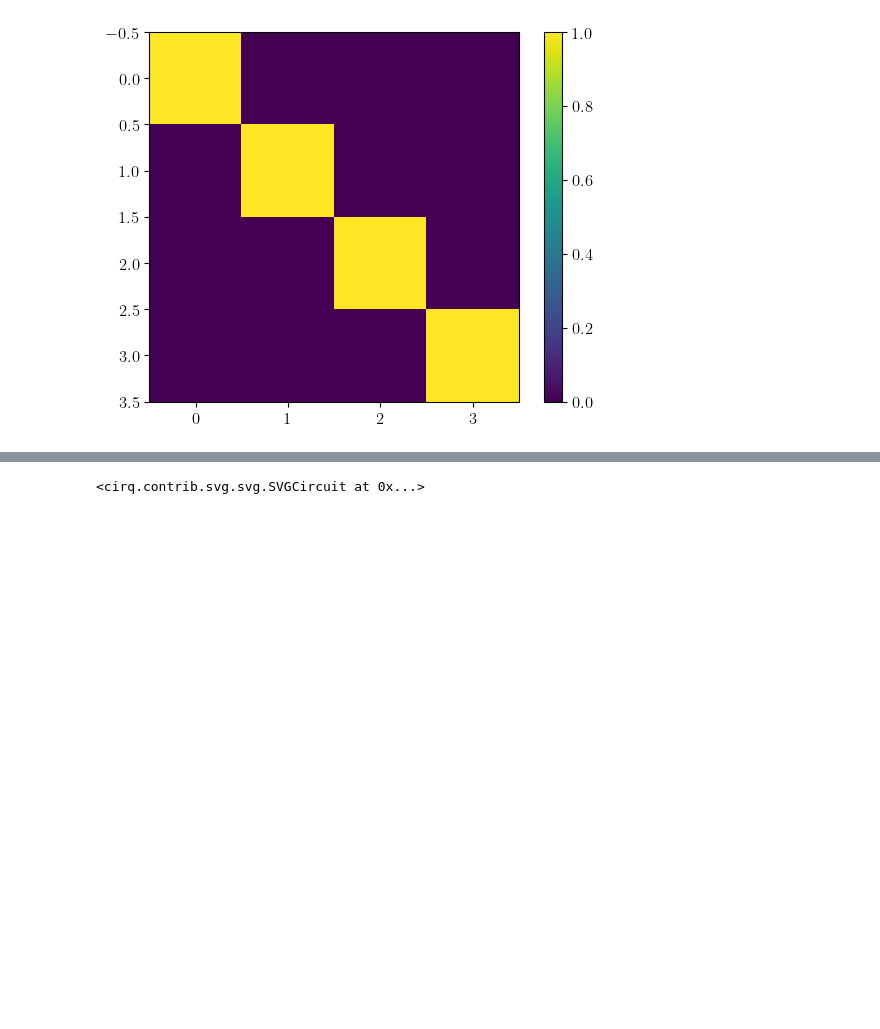
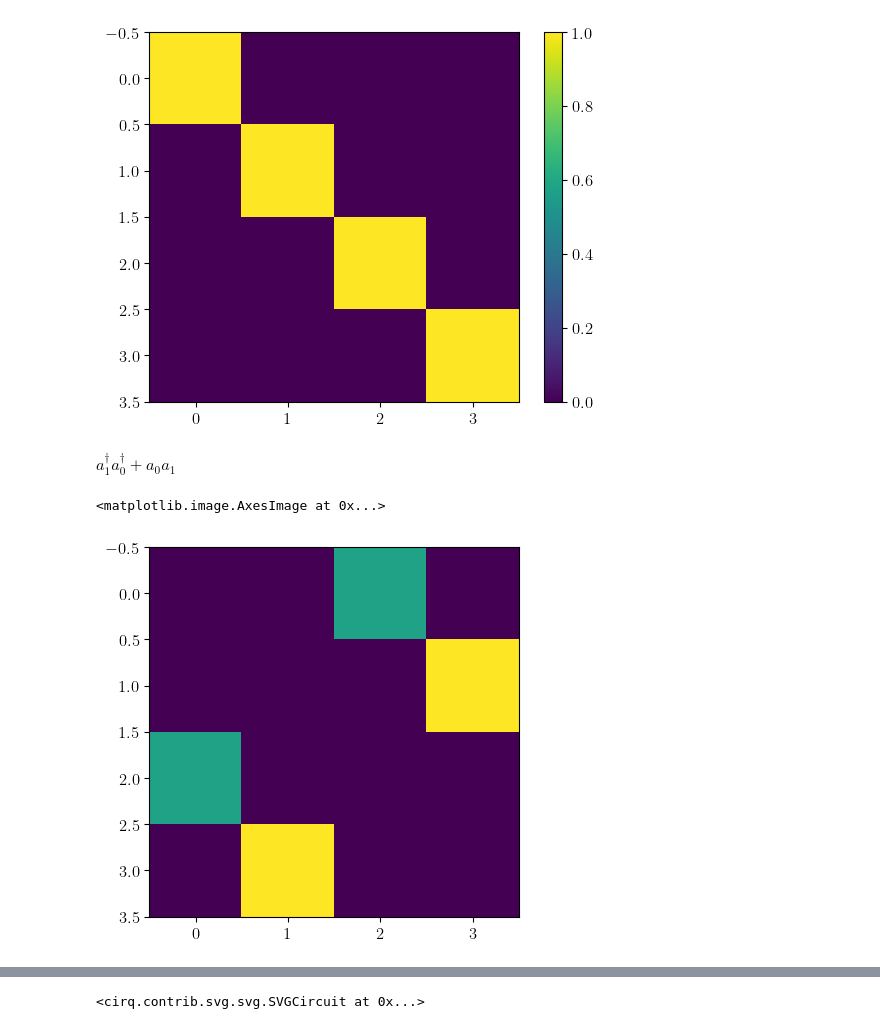
Before and after one commit to Tufts-QIQC/LOBE, a Jupyter notebook: notebooks/bosonic_lwo.ipynb, the cells around one changed output, grey strips where cells are left out. Drawn from its saved outputs; the diff is of its cells as text; code cells hidden in the pictures; blank space fills up the shorter version.

Commit message:
Working on self-inverse boson tests

```diff
--- a/notebooks/bosonic_lwo.ipynb
+++ b/notebooks/bosonic_lwo.ipynb
@@ -222,3 +223,21 @@ plt.colorbar()
 # %% [output]
 <matplotlib.colorbar.Colorbar at 0x...>
 [figure]
+# %% [markdown]
+$a_1^\dagger a_0^\dagger + a_0 a_1$
+# %%
+Omega = 3
+
+op = ParticleOperator('a1^ a0^')
+hamiltonian_operator = op + op.dagger()
+
+rescaling_factor = 2 * Omega ** (2/2)
+basis = get_basis_of_full_system(Omega + 1, 0, hamiltonian_operator.max_bosonic_mode + 1)
+H_matrix = generate_matrix(hamiltonian_operator, basis)
+# %%
+plt.imshow(
+    H_matrix.real
+)
+# %% [output]
+<matplotlib.image.AxesImage at 0x...>
+[figure, added]
```
Also changed, not shown: parts of 10 cells of this notebook, 2 other files.
